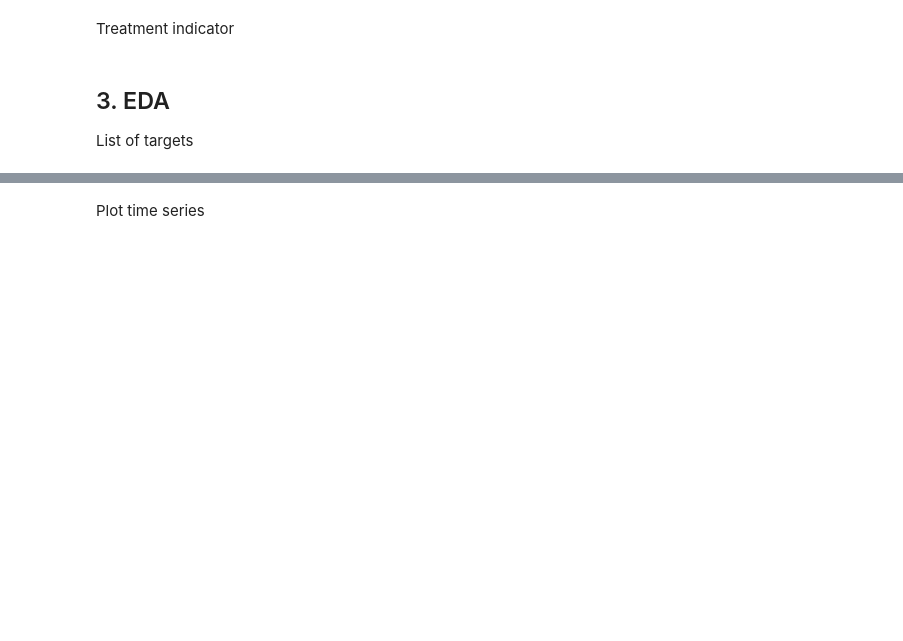
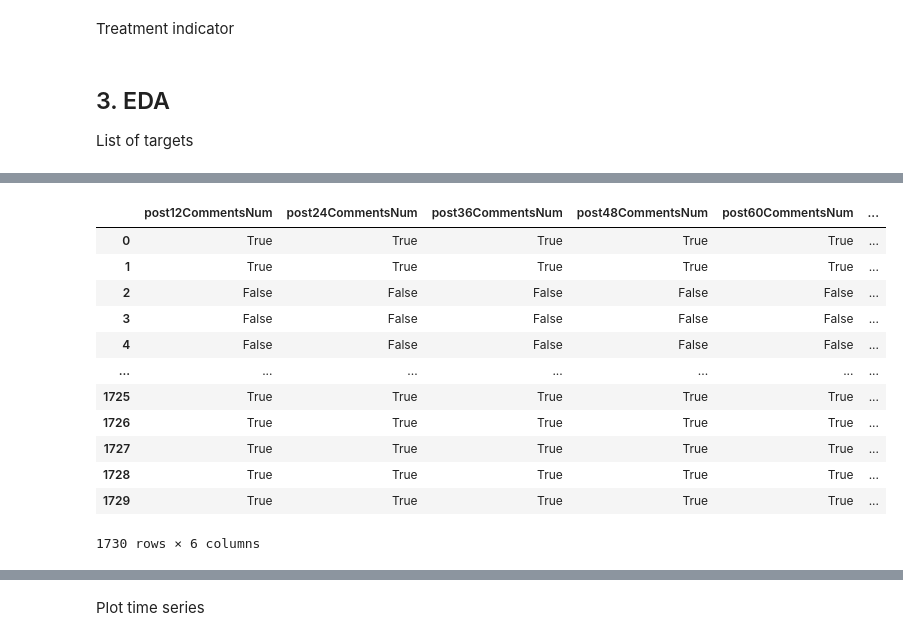
Before and after one commit to ArturoSbr/youtube-dislike-count, a Jupyter notebook: cod/02_analysis/01_EDA.ipynb, the cells around one changed output, grey strips where cells are left out. Drawn from its saved outputs; the diff is of its cells as text; code cells hidden in the pictures; blank space fills up the shorter version.

```diff
--- a/cod/02_analysis/01_EDA.ipynb
+++ b/cod/02_analysis/01_EDA.ipynb
@@ -114,0 +135,5 @@ List of targets
+# %%
+cols = ['post'+str(i * 12)+'CommentsNum' for i in range(1,7)]
+
+# Merge to get videoId & posthCommentsNum
+t = pd.merge(d1[['videoId','publishedAt']], d2[['videoId'] + cols], on='videoId', how='outer')
@@ -114,0 +144,16 @@ List of targets
+# %%
+t[cols] > 0
+# %% [output]
+|  | post12CommentsNum | post24CommentsNum | post36CommentsNum | post48CommentsNum | post60CommentsNum | ... |
+| 0 | True | True | True | True | True | ... |
+| 1 | True | True | True | True | True | ... |
+| 2 | False | False | False | False | False | ... |
+| 3 | False | False | False | False | False | ... |
+| 4 | False | False | False | False | False | ... |
+| ... | ... | ... | ... | ... | ... | ... |
+| 1725 | True | True | True | True | True | ... |
+| 1726 | True | True | True | True | True | ... |
+| 1727 | True | True | True | True | True | ... |
+| 1728 | True | True | True | True | True | ... |
+| 1729 | True | True | True | True | True | ... |
+1730 rows × 6 columns
```
Also changed, not shown: parts of 13 cells of this notebook.
